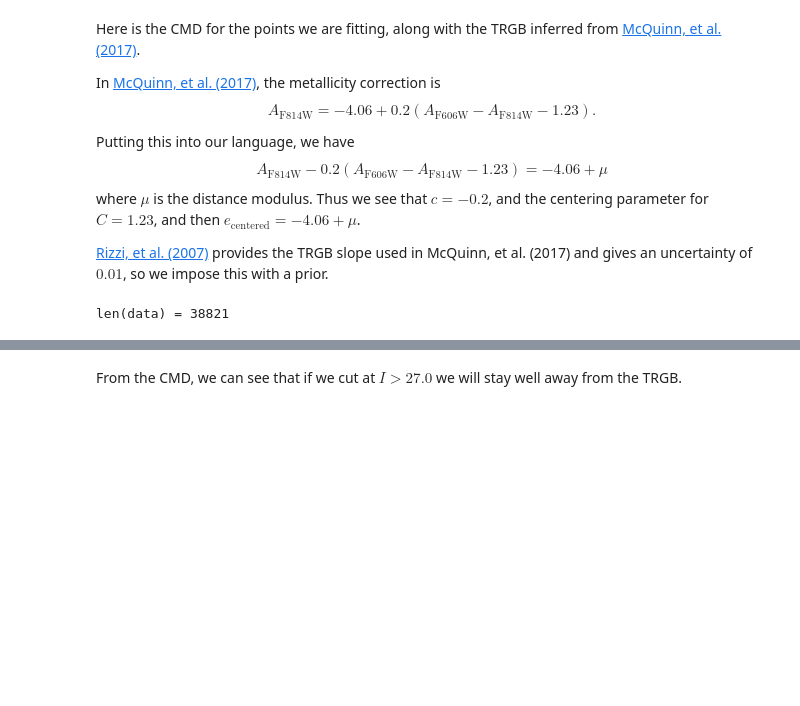
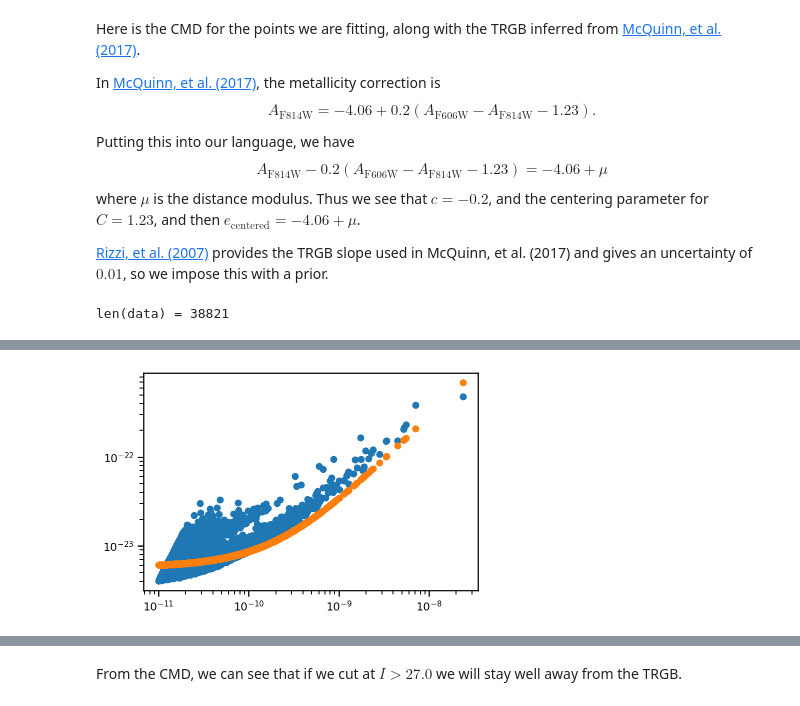
Before and after one commit to farr/EdgePhotometry, a Jupyter notebook: M63.ipynb, the cells around one changed output, grey strips where cells are left out. Cells and saved outputs as stored; diff of their text form; code cells hidden in the pictures; blank space fills up the shorter version.

```diff
--- a/M63.ipynb
+++ b/M63.ipynb
@@ -64,0 +105,7 @@ len(data) = 38821
+# %%
+plt.scatter(data['Iflux'], data['Ifluxerr']**2)
+plt.scatter(data['Iflux'], np.dot(MI, bI))
+plt.xscale('log')
+plt.yscale('log')
+# %% [output]
+[figure, added]
```
Also changed, not shown: parts of 8 cells of this notebook.
